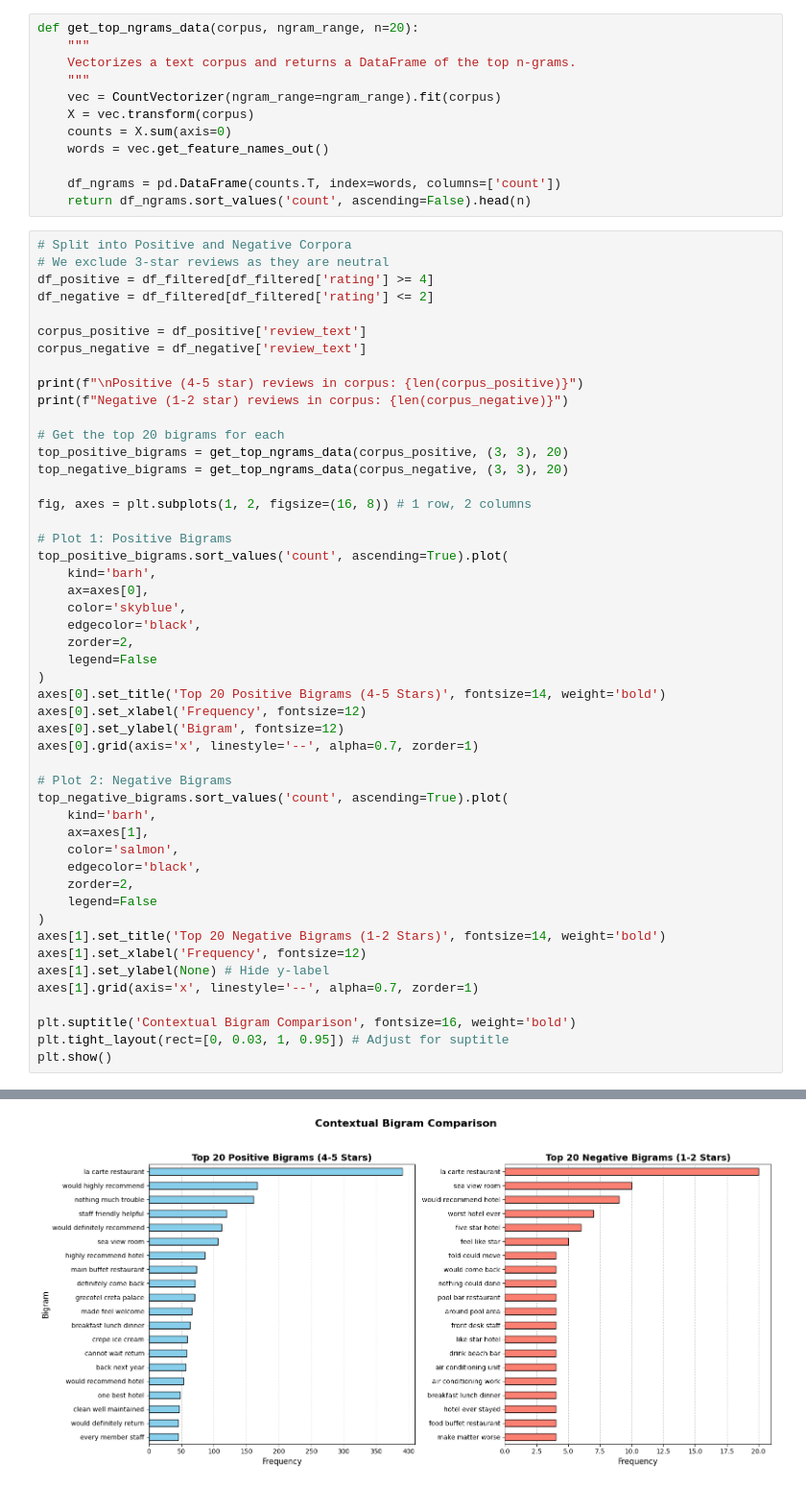
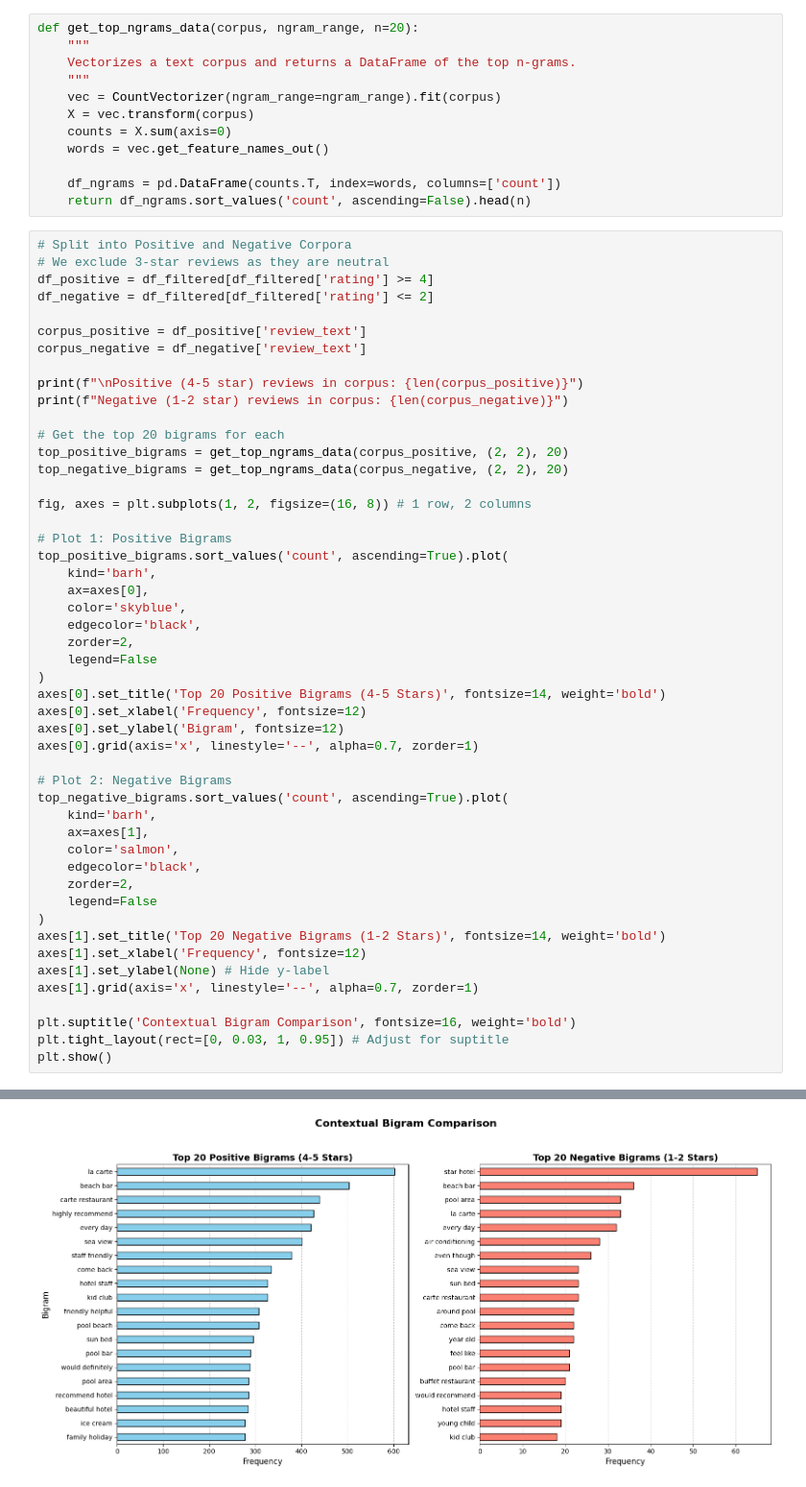
Before and after one commit to VassilisK2001/Grecotel-Project, a Jupyter notebook: notebooks/EDA.ipynb, the cells around one changed output, grey strips where cells are left out. Shown at 96% size. Cells and saved outputs as stored; diff of their text form.

```diff
--- a/notebooks/EDA.ipynb
+++ b/notebooks/EDA.ipynb
@@ -467,8 +467,8 @@ print(f"\nPositive (4-5 star) reviews in corpus: {len(corpus_positive)}")
 print(f"Negative (1-2 star) reviews in corpus: {len(corpus_negative)}")
 
 # Get the top 20 bigrams for each
-top_positive_bigrams = get_top_ngrams_data(corpus_positive, (3, 3), 20)
-top_negative_bigrams = get_top_ngrams_data(corpus_negative, (3, 3), 20)
+top_positive_bigrams = get_top_ngrams_data(corpus_positive, (2, 2), 20)
+top_negative_bigrams = get_top_ngrams_data(corpus_negative, (2, 2), 20)
 
 fig, axes = plt.subplots(1, 2, figsize=(16, 8)) # 1 row, 2 columns
 
@@ -479,31 +479,31 @@ top_positive_bigrams.sort_values('count', ascending=True).plot(
     color='skyblue',
     edgecolor='black',
     zorder=2,
     legend=False
 )
 axes[0].set_title('Top 20 Positive Bigrams (4-5 Stars)', fontsize=14, weight='bold')
 axes[0].set_xlabel('Frequency', fontsize=12)
 axes[0].set_ylabel('Bigram', fontsize=12)
 axes[0].grid(axis='x', linestyle='--', alpha=0.7, zorder=1)
 
 # Plot 2: Negative Bigrams
 top_negative_bigrams.sort_values('count', ascending=True).plot(
     kind='barh',
     ax=axes[1],
     color='salmon',
     edgecolor='black',
     zorder=2,
     legend=False
 )
 axes[1].set_title('Top 20 Negative Bigrams (1-2 Stars)', fontsize=14, weight='bold')
 axes[1].set_xlabel('Frequency', fontsize=12)
 axes[1].set_ylabel(None) # Hide y-label
 axes[1].grid(axis='x', linestyle='--', alpha=0.7, zorder=1)
 
 plt.suptitle('Contextual Bigram Comparison', fontsize=16, weight='bold')
 plt.tight_layout(rect=[0, 0.03, 1, 0.95]) # Adjust for suptitle
 plt.show()
 # %% [output]
 Positive (4-5 star) reviews in corpus: 4352
 Negative (1-2 star) reviews in corpus: 245
-[figure, old version]
+[figure, new version]
```
Also changed, not shown: 1 other file.
